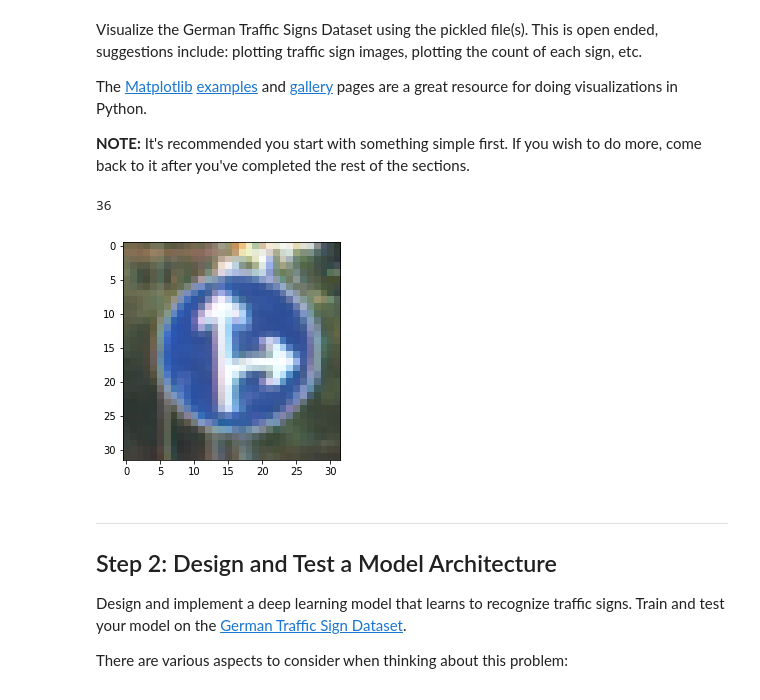
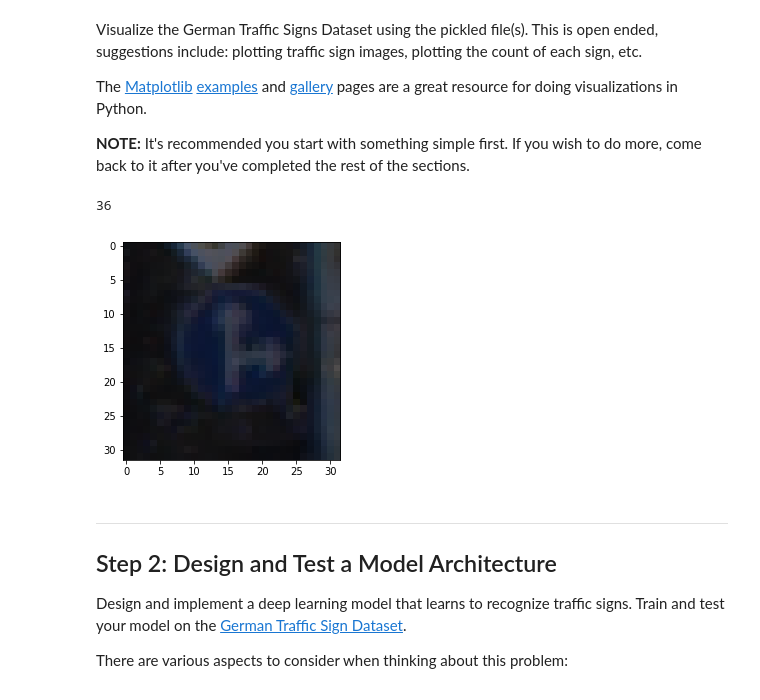
Before and after one commit to angelovila/CarND-P2-traffic-sign-classifier, a Jupyter notebook: Traffic_Sign_Classifier.ipynb, the cells around one changed output. Saved outputs shown, nothing was run; the diff lists cells and outputs as text; code cells hidden in the pictures.

```diff
--- a/Traffic_Sign_Classifier.ipynb
+++ b/Traffic_Sign_Classifier.ipynb
@@ -91,18 +91,18 @@ The [Matplotlib](http://matplotlib.org/) [examples](http://matplotlib.org/exampl
 # %%
 ### Data exploration visualization code goes here.
 ### Feel free to use as many code cells as needed.
 import matplotlib.pyplot as plt
 # Visualizations will be shown in the notebook.
 %matplotlib inline
 
 
 #viewing specific traffic sign and it's label
-img_count = 980
+img_count = 998
 plt.imshow(X_train[img_count])
 print(y_train[img_count])
 # %% [output]
 36
-[figure, old version]
+[figure, new version]
 # %% [markdown]
 ----
 
```
Also changed, not shown: parts of 9 cells of this notebook.
